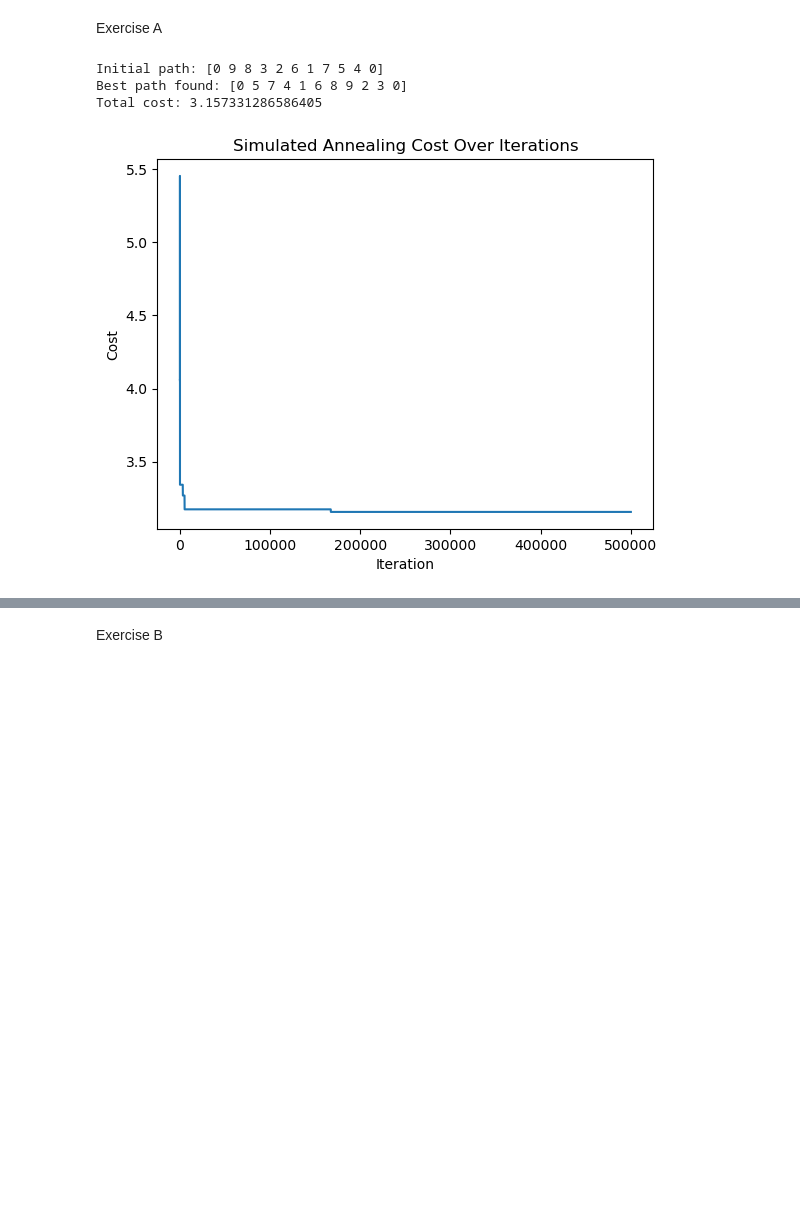
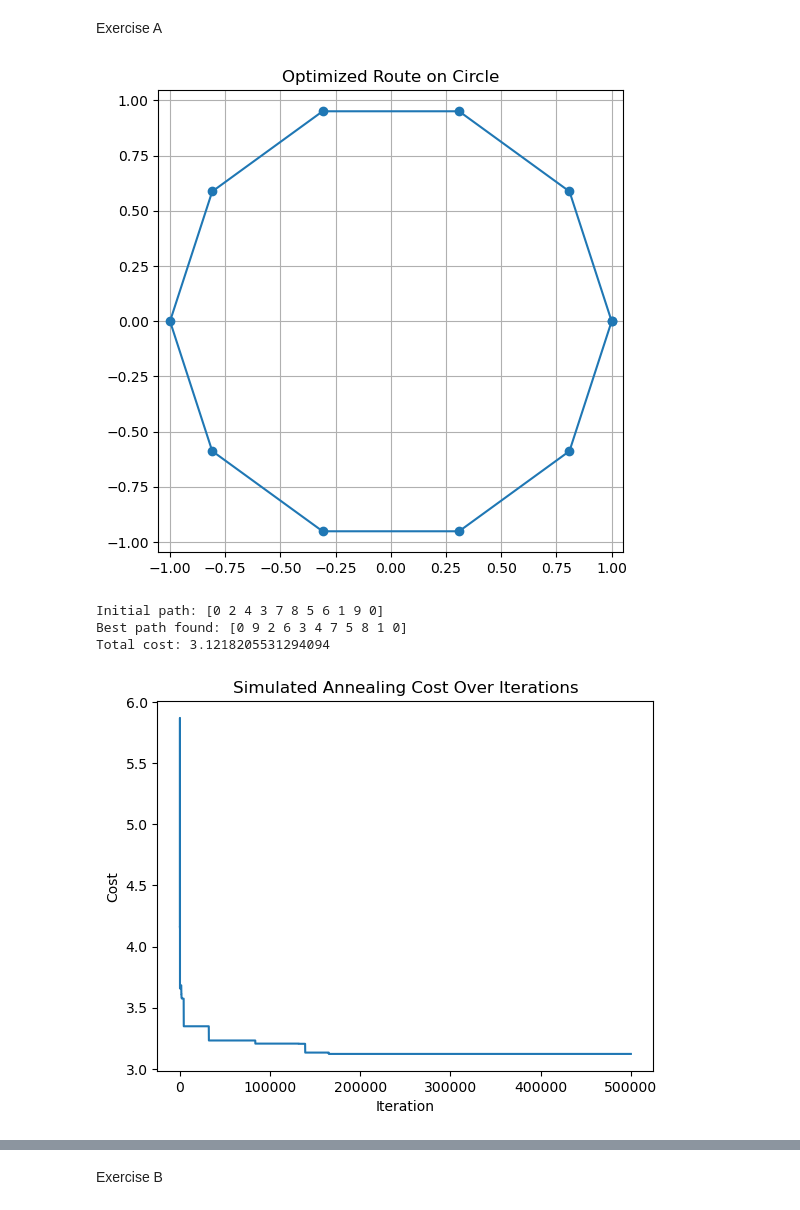
Before and after one commit to LuigiPampanin01/Stochastic_Simulation, a Jupyter notebook: Day_6/travelling_salesman_Luigi.ipynb, the cells around one changed output, grey strips where cells are left out. Saved outputs shown, nothing was run; the diff lists cells and outputs as text; code cells hidden in the pictures; blank space fills up the shorter version.

```diff
--- a/Day_6/travelling_salesman_Luigi.ipynb
+++ b/Day_6/travelling_salesman_Luigi.ipynb
@@ -48,6 +45,35 @@ def simulated_annealing(A, num_iter, path_init):
         cost[k] = compute_energy(A, X)
 
     return X , cost
+# %%
+import matplotlib.pyplot as plt
+import numpy as np
+
+n_stations = 10
+
+# Generate coordinates on a unit circle
+angles = np.linspace(0, 2 * np.pi, n_stations, endpoint=False)
+circle_points = np.array([(np.cos(a), np.sin(a)) for a in angles])
+
+cost_matrix = compute_costs(circle_points)
+
+
+path_init = initialize_route_fixed_start(n_stations)
+
+# Unpack the two outputs directly
+optimized_path, _ = simulated_annealing(cost_matrix, num_iter=1000000, path_init=path_init)
+optimized_path = np.array(optimized_path, dtype=int)
+
+# Plot the result
+plt.figure(figsize=(6, 6))
+ordered_points = circle_points[optimized_path]
+plt.plot(ordered_points[:, 0], ordered_points[:, 1], '-o')
+plt.title("Optimized Route on Circle")
+plt.axis('equal')
+plt.grid(True)
+plt.show()
+# %% [output]
+[figure, added]
 # %%
 # Main
 # np.random.seed(42)
@@ -65,9 +91,9 @@ best_path, cost = simulated_annealing(A, num_iter, path_init)
 print("Best path found:", best_path)
 print("Total cost:", compute_energy(A, best_path))
 # %% [output]
-Initial path: [0 9 8 3 2 6 1 7 5 4 0]
-Best path found: [0 5 7 4 1 6 8 9 2 3 0]
-Total cost: 3.157331286586405
+Initial path: [0 2 4 3 7 8 5 6 1 9 0]
+Best path found: [0 9 2 6 3 4 7 5 8 1 0]
+Total cost: 3.1218205531294094
 # %%
 import matplotlib.pyplot as plt
 
@@ -77,7 +103,7 @@ plt.ylabel('Cost')
 plt.title('Simulated Annealing Cost Over Iterations')
 plt.show()
 # %% [output]
-[figure, old version]
+[figure, new version]
 # %%
 x = [points[i][0] for i in best_path]
 y = [points[i][1] for i in best_path]
```
Also changed, not shown: parts of 4 cells of this notebook, 1 other file.
